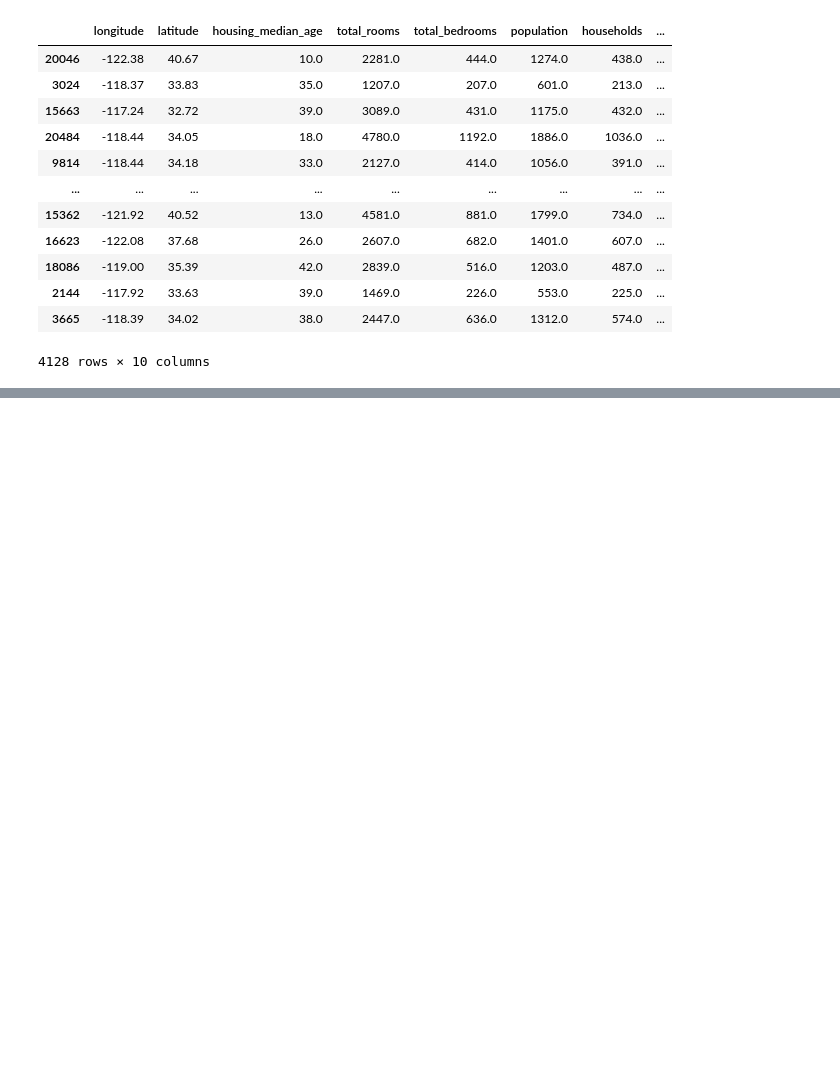
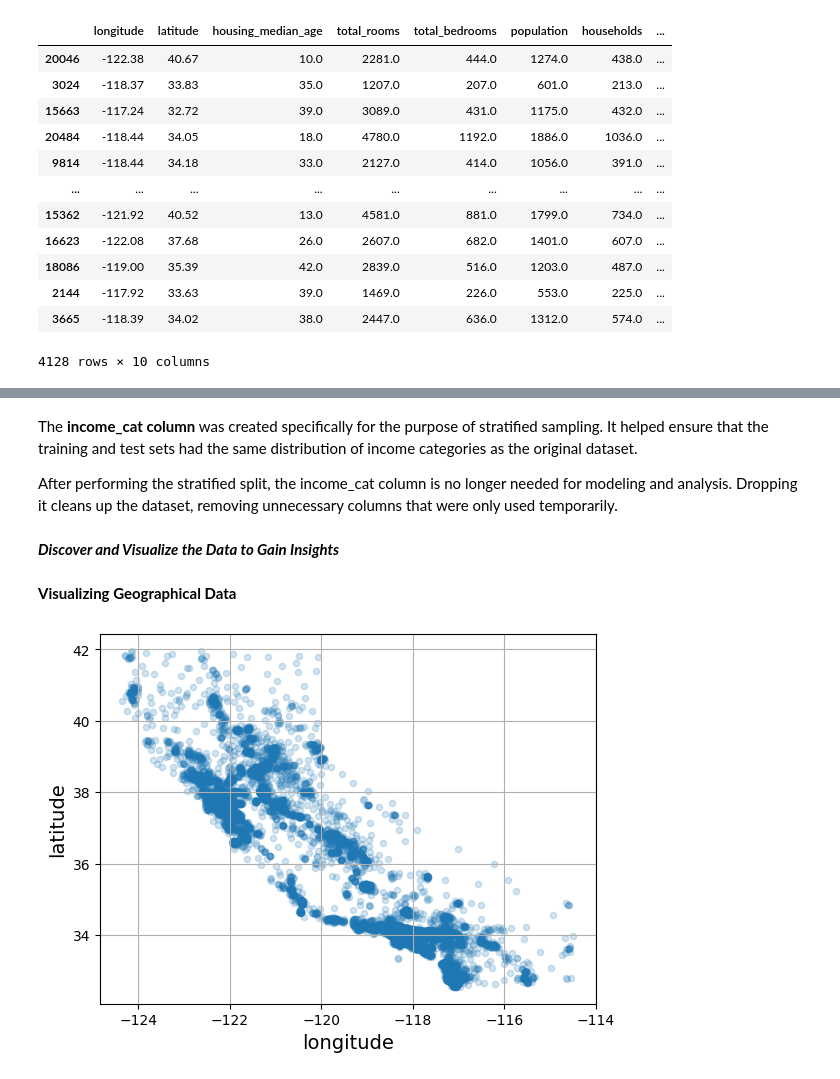
Before and after one commit to iupui-soic/pybootcamp, a Jupyter notebook: Charulata_chapter_2.ipynb, the cells around one changed output, grey strips where cells are left out. Saved outputs shown, nothing was run; the diff lists cells and outputs as text; code cells hidden in the pictures; blank space fills up the shorter version.

```diff
--- a/Charulata_chapter_2.ipynb
+++ b/Charulata_chapter_2.ipynb
@@ -219,0 +277,7 @@ test_set
+# %%
+from sklearn.model_selection import StratifiedShuffleSplit, train_test_split
+splitter = StratifiedShuffleSplit(n_splits=10, test_size=0.2, random_state=42)
+
+strat_train_set, strat_test_set = train_test_split(
+    housing, test_size=0.2, stratify=housing["income_cat"], random_state=42
+)
@@ -219,0 +303,4 @@ test_set
+# %% [markdown]
+The **income_cat column** was created specifically for the purpose of stratified sampling. It helped ensure that the training and test sets had the same distribution of income categories as the original dataset.
+
+ After performing the stratified split, the income_cat column is no longer needed for modeling and analysis. Dropping it cleans up the dataset, removing unnecessary columns that were only used temporarily.
@@ -219,0 +310,15 @@ test_set
+# %% [markdown]
+***Discover and Visualize the Data to Gain Insights***
+# %%
+#This line will create a copy of the stratified training set (strat_train_set) and assign it to the variable housing.
+#This is done to preserve the original training set while working with the copy.
+housing = strat_train_set.copy()
+# %% [markdown]
+**Visualizing Geographical Data**
+# %%
+#Because the dataset includes geographical information (latitude and longitude), it is a good idea to create a scatterplot of all the districts to visualize the data
+housing.plot(kind="scatter", x="longitude", y="latitude", grid=True, alpha=0.2)
+
+plt.show()
+# %% [output]
+[figure, added]
```
Also changed, not shown: parts of 26 cells of this notebook.
